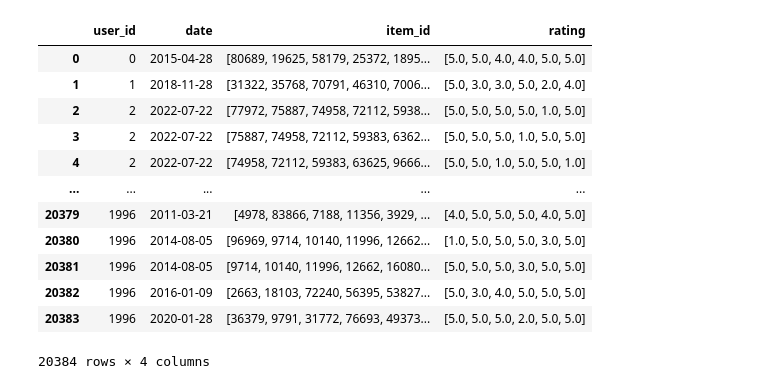
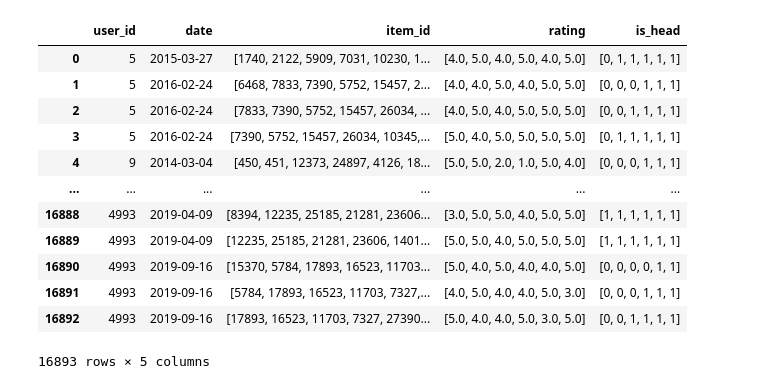
Before and after one commit to bw-99/kkarrot, a Jupyter notebook: backend/ml/train/session.ipynb, the cells around one changed output. Drawn from its saved outputs; the diff is of its cells as text; code cells hidden in the pictures.

```diff
--- a/backend/ml/train/session.ipynb
+++ b/backend/ml/train/session.ipynb
@@ -1,24 +1,26 @@
 # %%
 import pandas as pd
 import numpy as np
 import torch
 import torch.nn as nn
 import torch.nn.functional as F
 
-total_df = pd.read_pickle("../../data/processed/rating_engage.pkl")
+longtail_df = pd.read_pickle("../../data/processed/longtail_indicator.pkl")
 rating_df = pd.read_pickle("../../data/processed/rating_session.pkl")
+
+num_items = longtail_df["item_id"].max() + 1
 rating_df
 # %% [output]
-|  | user_id | date | item_id | rating |
-| 0 | 0 | 2015-04-28 | [80689, 19625, 58179, 25372, 1895... | [5.0, 5.0, 4.0, 4.0, 5.0, 5.0] |
-| 1 | 1 | 2018-11-28 | [31322, 35768, 70791, 46310, 7006... | [5.0, 3.0, 3.0, 5.0, 2.0, 4.0] |
-| 2 | 2 | 2022-07-22 | [77972, 75887, 74958, 72112, 5938... | [5.0, 5.0, 5.0, 5.0, 1.0, 5.0] |
-| 3 | 2 | 2022-07-22 | [75887, 74958, 72112, 59383, 6362... | [5.0, 5.0, 5.0, 1.0, 5.0, 5.0] |
-| 4 | 2 | 2022-07-22 | [74958, 72112, 59383, 63625, 9666... | [5.0, 5.0, 1.0, 5.0, 5.0, 1.0] |
-| ... | ... | ... | ... | ... |
-| 20379 | 1996 | 2011-03-21 | [4978, 83866, 7188, 11356, 3929, ... | [4.0, 5.0, 5.0, 5.0, 4.0, 5.0] |
-| 20380 | 1996 | 2014-08-05 | [96969, 9714, 10140, 11996, 12662... | [1.0, 5.0, 5.0, 5.0, 3.0, 5.0] |
-| 20381 | 1996 | 2014-08-05 | [9714, 10140, 11996, 12662, 16080... | [5.0, 5.0, 5.0, 3.0, 5.0, 5.0] |
-| 20382 | 1996 | 2016-01-09 | [2663, 18103, 72240, 56395, 53827... | [5.0, 3.0, 4.0, 5.0, 5.0, 5.0] |
-| 20383 | 1996 | 2020-01-28 | [36379, 9791, 31772, 76693, 49373... | [5.0, 5.0, 5.0, 2.0, 5.0, 5.0] |
+|  | user_id | date | item_id | rating | is_head |
+| 0 | 5 | 2015-03-27 | [1740, 2122, 5909, 7031, 10230, 1... | [4.0, 5.0, 4.0, 5.0, 4.0, 5.0] | [0, 1, 1, 1, 1, 1] |
+| 1 | 5 | 2016-02-24 | [6468, 7833, 7390, 5752, 15457, 2... | [4.0, 4.0, 5.0, 4.0, 5.0, 5.0] | [0, 0, 0, 1, 1, 1] |
+| 2 | 5 | 2016-02-24 | [7833, 7390, 5752, 15457, 26034, ... | [4.0, 5.0, 4.0, 5.0, 5.0, 5.0] | [0, 0, 1, 1, 1, 1] |
+| 3 | 5 | 2016-02-24 | [7390, 5752, 15457, 26034, 10345,... | [5.0, 4.0, 5.0, 5.0, 5.0, 5.0] | [0, 1, 1, 1, 1, 1] |
+| 4 | 9 | 2014-03-04 | [450, 451, 12373, 24897, 4126, 18... | [5.0, 5.0, 2.0, 1.0, 5.0, 4.0] | [0, 0, 0, 1, 1, 1] |
+| ... | ... | ... | ... | ... | ... |
+| 16888 | 4993 | 2019-04-09 | [8394, 12235, 25185, 21281, 23606... | [3.0, 5.0, 5.0, 4.0, 5.0, 5.0] | [1, 1, 1, 1, 1, 1] |
+| 16889 | 4993 | 2019-04-09 | [12235, 25185, 21281, 23606, 1401... | [5.0, 5.0, 4.0, 5.0, 5.0, 5.0] | [1, 1, 1, 1, 1, 1] |
+| 16890 | 4993 | 2019-09-16 | [15370, 5784, 17893, 16523, 11703... | [5.0, 4.0, 5.0, 4.0, 4.0, 5.0] | [0, 0, 0, 0, 1, 1] |
+| 16891 | 4993 | 2019-09-16 | [5784, 17893, 16523, 11703, 7327,... | [4.0, 5.0, 4.0, 4.0, 5.0, 3.0] | [0, 0, 0, 1, 1, 1] |
+| 16892 | 4993 | 2019-09-16 | [17893, 16523, 11703, 7327, 27390... | [5.0, 4.0, 4.0, 5.0, 3.0, 5.0] | [0, 0, 1, 1, 1, 1] |
-20384 rows × 4 columns
+16893 rows × 5 columns
```
Also changed, not shown: parts of 11 cells of this notebook, 8 other files.
